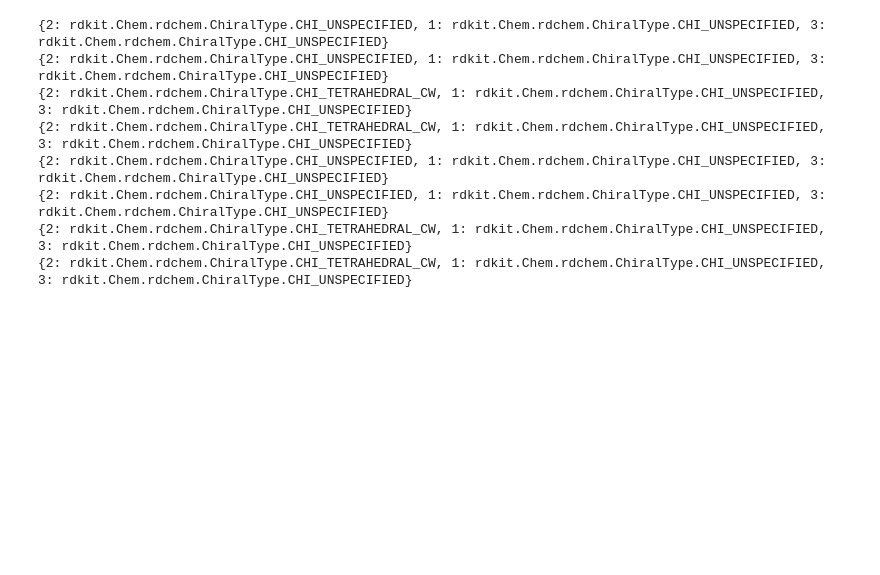
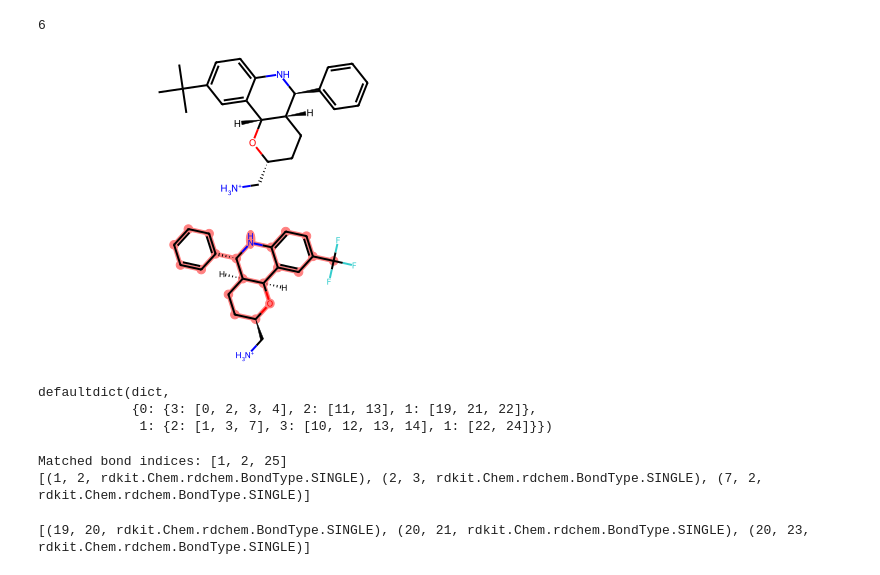
Before and after one commit to LindeSchoenmaker/IMERGE-FEP, a Jupyter notebook: preserving_chiralty.ipynb, the cells around one changed output. Saved outputs shown, nothing was run; the diff lists cells and outputs as text; code cells hidden in the pictures; blank space fills up the shorter version.

```diff
--- a/preserving_chiralty.ipynb
+++ b/preserving_chiralty.ipynb
@@ -16,14 +16,59 @@ mols = [Chem.MolFromSmiles(x) for x in smiles]
 
 generator = EnumRGroups()
 
-df_interm, core = generator.generate_intermediates(mols)
+df_interm, core_new = generator.generate_intermediates(mols)
 intermediates = df_interm['Intermediate'].tolist()
+
+print(len(intermediates))
 # %% [output]
-{2: rdkit.Chem.rdchem.ChiralType.CHI_UNSPECIFIED, 1: rdkit.Chem.rdchem.ChiralType.CHI_UNSPECIFIED, 3: rdkit.Chem.rdchem.ChiralType.CHI_UNSPECIFIED}
-{2: rdkit.Chem.rdchem.ChiralType.CHI_UNSPECIFIED, 1: rdkit.Chem.rdchem.ChiralType.CHI_UNSPECIFIED, 3: rdkit.Chem.rdchem.ChiralType.CHI_UNSPECIFIED}
-{2: rdkit.Chem.rdchem.ChiralType.CHI_TETRAHEDRAL_CW, 1: rdkit.Chem.rdchem.ChiralType.CHI_UNSPECIFIED, 3: rdkit.Chem.rdchem.ChiralType.CHI_UNSPECIFIED}
-{2: rdkit.Chem.rdchem.ChiralType.CHI_TETRAHEDRAL_CW, 1: rdkit.Chem.rdchem.ChiralType.CHI_UNSPECIFIED, 3: rdkit.Chem.rdchem.ChiralType.CHI_UNSPECIFIED}
-{2: rdkit.Chem.rdchem.ChiralType.CHI_UNSPECIFIED, 1: rdkit.Chem.rdchem.ChiralType.CHI_UNSPECIFIED, 3: rdkit.Chem.rdchem.ChiralType.CHI_UNSPECIFIED}
-{2: rdkit.Chem.rdchem.ChiralType.CHI_UNSPECIFIED, 1: rdkit.Chem.rdchem.ChiralType.CHI_UNSPECIFIED, 3: rdkit.Chem.rdchem.ChiralType.CHI_UNSPECIFIED}
-{2: rdkit.Chem.rdchem.ChiralType.CHI_TETRAHEDRAL_CW, 1: rdkit.Chem.rdchem.ChiralType.CHI_UNSPECIFIED, 3: rdkit.Chem.rdchem.ChiralType.CHI_UNSPECIFIED}
-{2: rdkit.Chem.rdchem.ChiralType.CHI_TETRAHEDRAL_CW, 1: rdkit.Chem.rdchem.ChiralType.CHI_UNSPECIFIED, 3: rdkit.Chem.rdchem.ChiralType.CHI_UNSPECIFIED}
+6
+# %%
+intermediates[5]
+# %% [output]
+[figure, added]
+# %%
+mols[1]
+# %% [output]
+[figure, added]
+# %%
+generator.bondorder
+# %% [output]
+defaultdict(dict,
+            {0: {3: [0, 2, 3, 4], 2: [11, 13], 1: [19, 21, 22]},
+             1: {2: [1, 3, 7], 3: [10, 12, 13, 14], 1: [22, 24]}})
+# %%
+indices = []
+bond_info = []
+for bond in mols[1].GetAtomWithIdx(2).GetBonds():
+    indices.append(bond.GetIdx())
+    bond_info.append((bond.GetBeginAtomIdx(), bond.GetEndAtomIdx(), bond.GetBondType()))
+print("Matched bond indices:", indices)
+print(bond_info)
+# %% [output]
+Matched bond indices: [1, 2, 25]
+[(1, 2, rdkit.Chem.rdchem.BondType.SINGLE), (2, 3, rdkit.Chem.rdchem.BondType.SINGLE), (7, 2, rdkit.Chem.rdchem.BondType.SINGLE)]
+# %%
+smiles = 'CC(C)(C)C1=CC=C2N[C@@H](C3=CC=C(O)C=C3)[C@@H]3CCC(C[NH3+])O[C@@H]3C2=C1'
+connected_mol = Chem.MolFromSmiles(smiles)
+rw_mol = Chem.RWMol(mol)
+bond_info = []
+for bond in rw_mol.GetAtomWithIdx(20).GetBonds():
+    bond_info.append((bond.GetBeginAtomIdx(), bond.GetEndAtomIdx(), bond.GetBondType()))
+    rw_mol.RemoveBond(bond.GetBeginAtomIdx(), bond.GetEndAtomIdx())
+print(bond_info)
+
+for i in [1, 0, 2]:
+    rw_mol.AddBond(*bond_info[i])
+
+rw_mol.GetAtomWithIdx(20).SetChiralTag(Chem.rdchem.ChiralType.CHI_TETRAHEDRAL_CW)
+
+mol_new = rw_mol.GetMol()
+# mol = Chem.Mol(mol_new)
+# # Chem.rdDepictor.GenerateDepictionMatching2DStructure(connected_mol, core)
+# def mol_with_atom_index(mol):
+#     for atom in mol.GetAtoms():
+#         atom.SetAtomMapNum(atom.GetIdx())
+#     return mol
+# mol_with_atom_index(mol)
+# %% [output]
+[(19, 20, rdkit.Chem.rdchem.BondType.SINGLE), (20, 21, rdkit.Chem.rdchem.BondType.SINGLE), (20, 23, rdkit.Chem.rdchem.BondType.SINGLE)]
```
Also changed, not shown: parts of 33 cells of this notebook, 1 other file.
